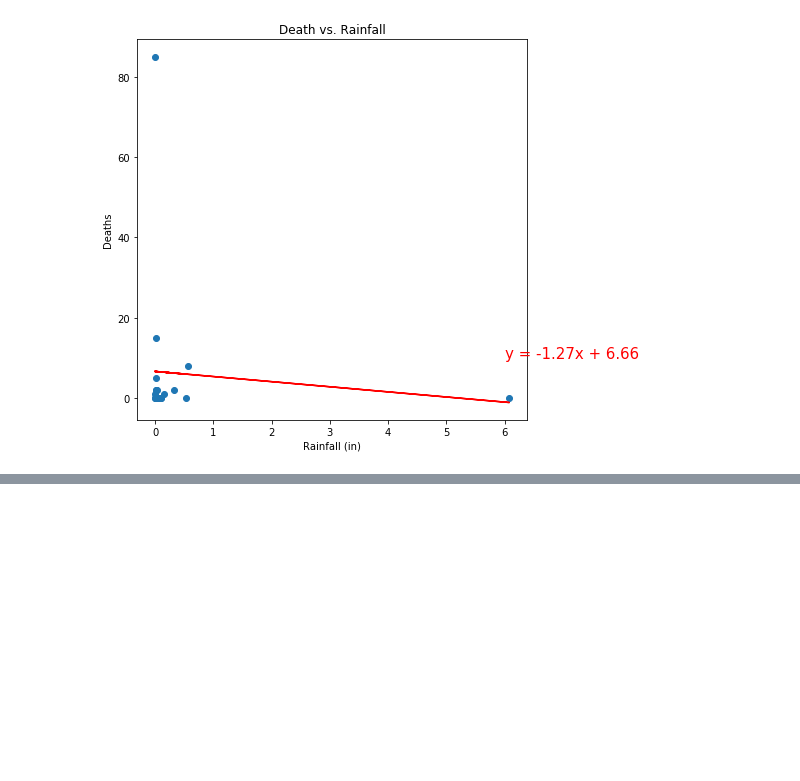
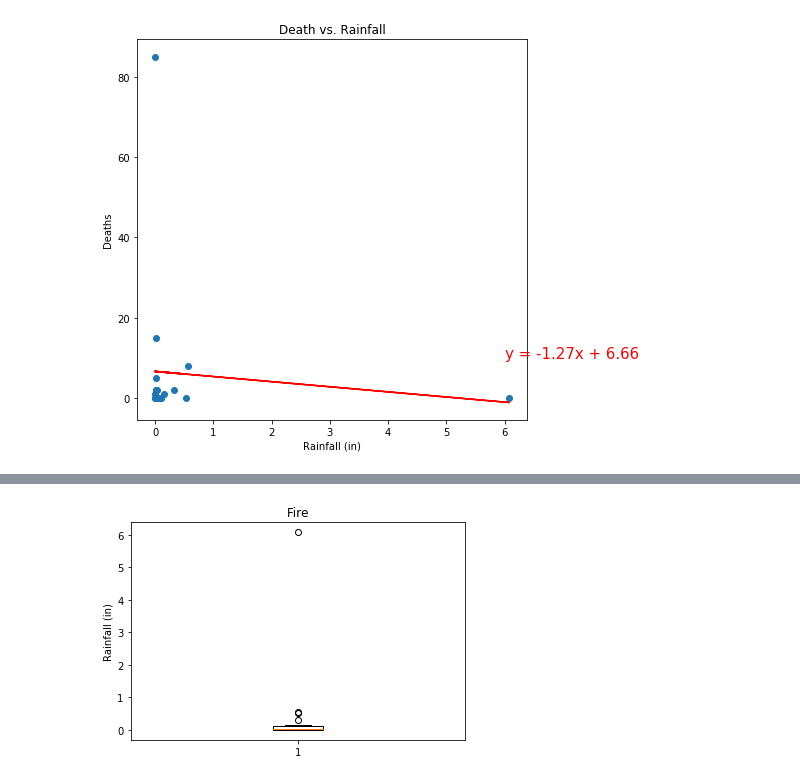
Before and after one commit to mshoemake3224/yellow, a Jupyter notebook: Josh_Hypothesis.ipynb, the cells around one changed output, grey strips where cells are left out. Saved outputs shown, nothing was run; the diff lists cells and outputs as text; code cells hidden in the pictures; blank space fills up the shorter version.

```diff
--- a/Josh_Hypothesis.ipynb
+++ b/Josh_Hypothesis.ipynb
@@ -109,0 +129,16 @@ R squared: 0.00820944012545549
+# %%
+# Determine outlier and show plot of rainfall during month of each fire
+quartiles = fire_df["Rainfall (in)"].quantile([.25,.5,.75])
+lowerq = quartiles[0.25]
+upperq = quartiles[0.75]
+iqr = upperq-lowerq
+
+rainfall = [0, 0.01, 0.01, 0.05, 0.1, 6.08, 0.56, 0.01, 0.03, 0.32, 0, 0.01, 0, 0.01, 0.01, 0, 0.05, 0.53, 0.15, 0.11]
+fig1, ax1 = plt.subplots()
+ax1.set_title('Fire')
+ax1.set_ylabel('Rainfall (in)')
+ax1.boxplot(rainfall)
+plt.savefig('rainfall_outlier')
+plt.show()
+# %% [output]
+[figure, added]
```
Also changed, not shown: parts of 8 cells of this notebook, 6 other files.
